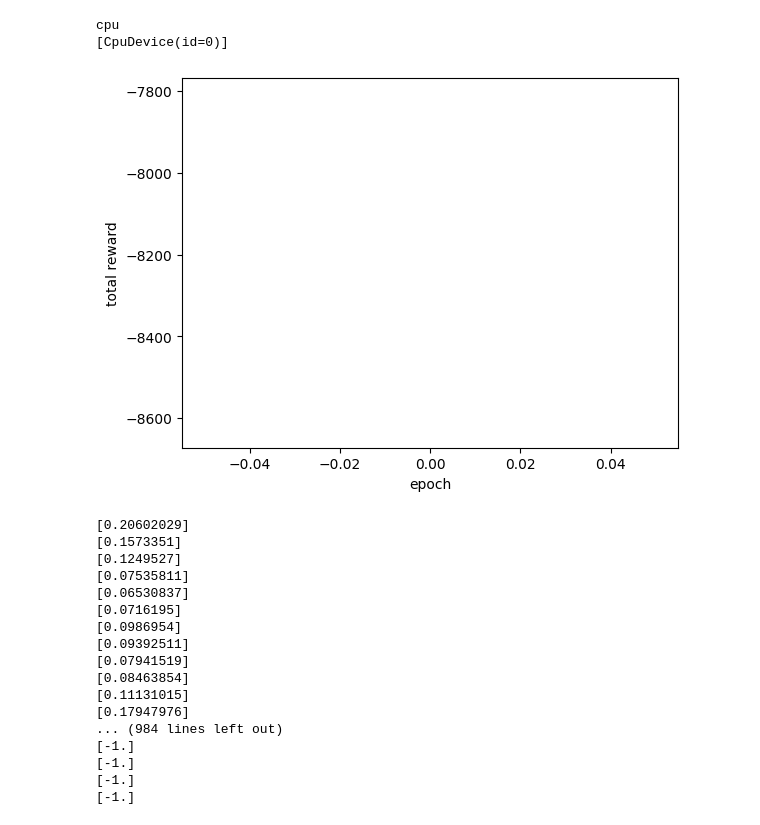
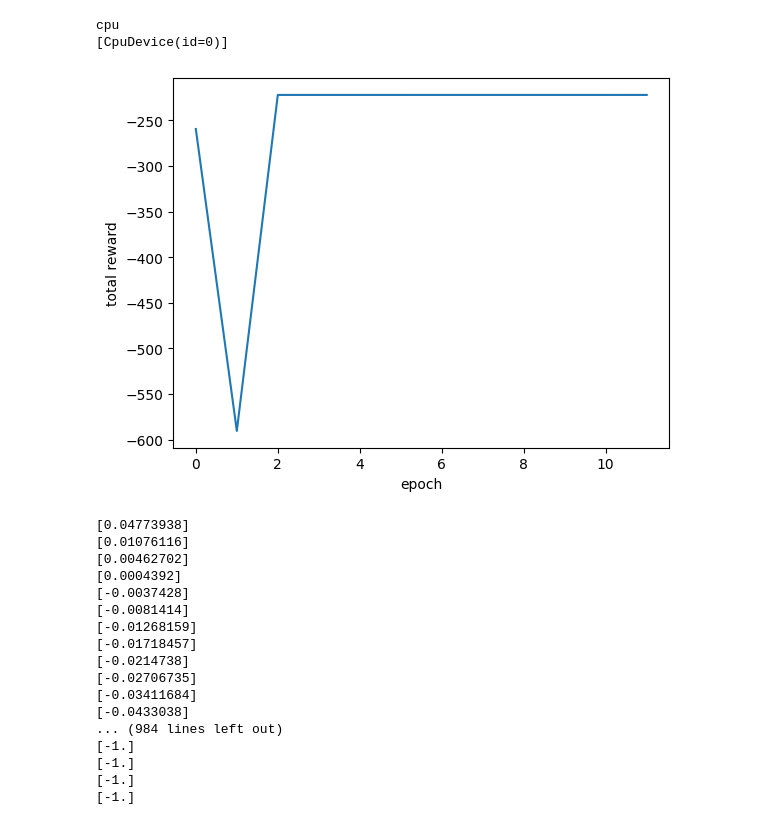
Before and after one commit to dcsteinhauser/HDS, a Jupyter notebook: run_PODS.ipynb, the cells around one changed output. Cells and saved outputs as stored; diff of their text form; code cells hidden in the pictures.

```diff
--- a/run_PODS.ipynb
+++ b/run_PODS.ipynb
@@ -49,25 +49,25 @@ if os.path.exists(ckpt_dir):
 # %%
 
 def progress_f(x_data,y_data,epoch,reward):
     print(reward)
     x_data.append(epoch)
     y_data.append(reward)
     clear_output(wait=True)
     plt.xlabel('epoch')
     plt.ylabel('total reward')
     plt.plot(x_data, y_data)
     plt.show()
 
-policy = train_hds(env,trajectory_length=50 ,num_samples=50,epochs=50, inner_epochs=20, alpha_a=0.0, init_learning_rate=1e-3, init_noise=0.1, noise_decay=0.5, progress_fn=progress_f)
+policy = train_hds(env,trajectory_length=50 ,num_samples=100,epochs=20, inner_epochs=20, alpha_a= 1.0, init_learning_rate=1e-3, init_noise=0.0, noise_decay=0.5, progress_fn=progress_f)
 #policy = train_pods(env,trajectory_length=50 ,num_samples=100,epochs=50, inner_epochs=20, alpha_a=0.0, init_learning_rate=1e-3, progress_fn=progress_f)
 # %% [output]
-[figure, old version]
+[figure, new version]
 # %%
 f = open("reward.txt", "w")
 g = open("actions.txt", "w")
 inference_fn = policy()
 rollout = []
-rng = jax.random.PRNGKey(seed=0)
+rng = jax.random.PRNGKey(seed=1)
 state = env.reset(rng=rng)
 reward = []
 actions = []
@@ -86,18 +86,18 @@ for _ in range(1000):
 print(reward, file=f)
 print(actions, file=g)
 # %% [output]
-[0.20602029]
-[0.1573351]
-[0.1249527]
-[0.07535811]
-[0.06530837]
-[0.0716195]
-[0.0986954]
-[0.09392511]
-[0.07941519]
-[0.08463854]
-[0.11131015]
-[0.17947976]
+[0.04773938]
+[0.01076116]
+[0.00462702]
+[0.0004392]
+[-0.0037428]
+[-0.0081414]
+[-0.01268159]
+[-0.01718457]
+[-0.0214738]
+[-0.02706735]
+[-0.03411684]
+[-0.0433038]
 ... (984 lines left out)
 [-1.]
 [-1.]
```
Also changed, not shown: 5 other files.
